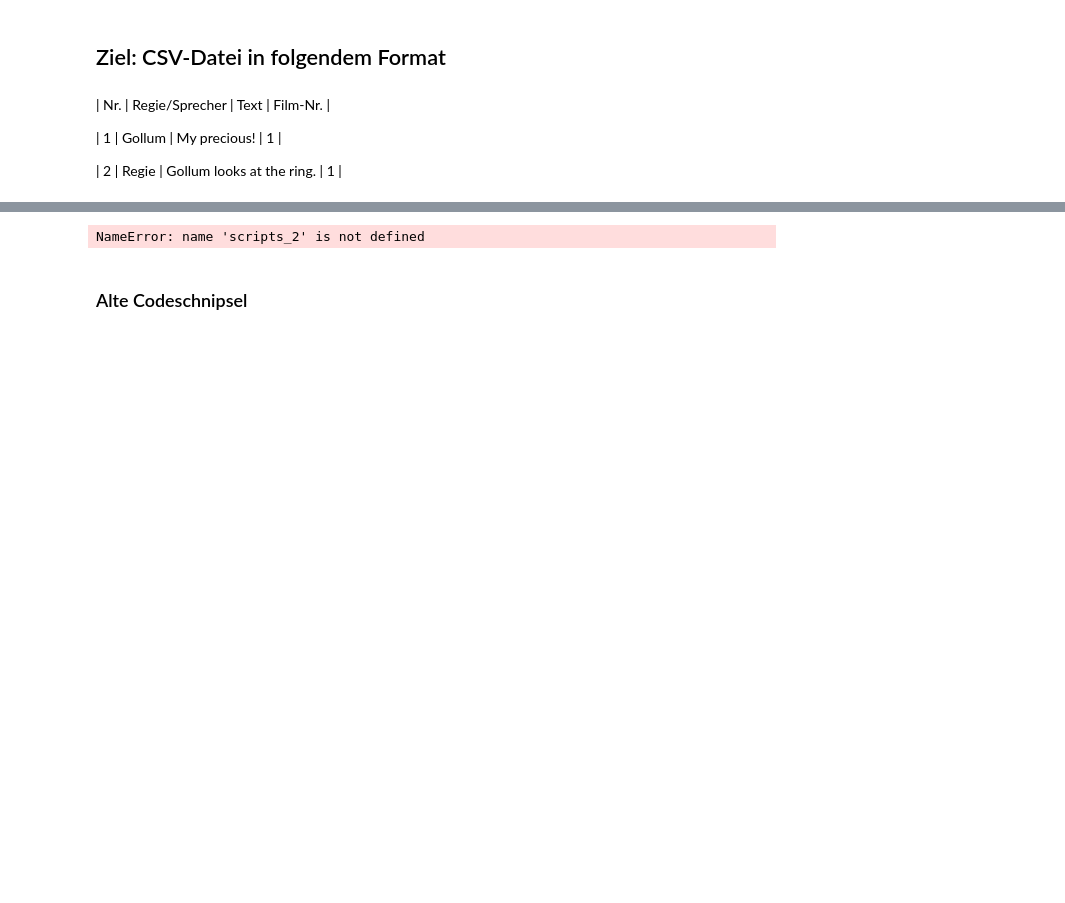
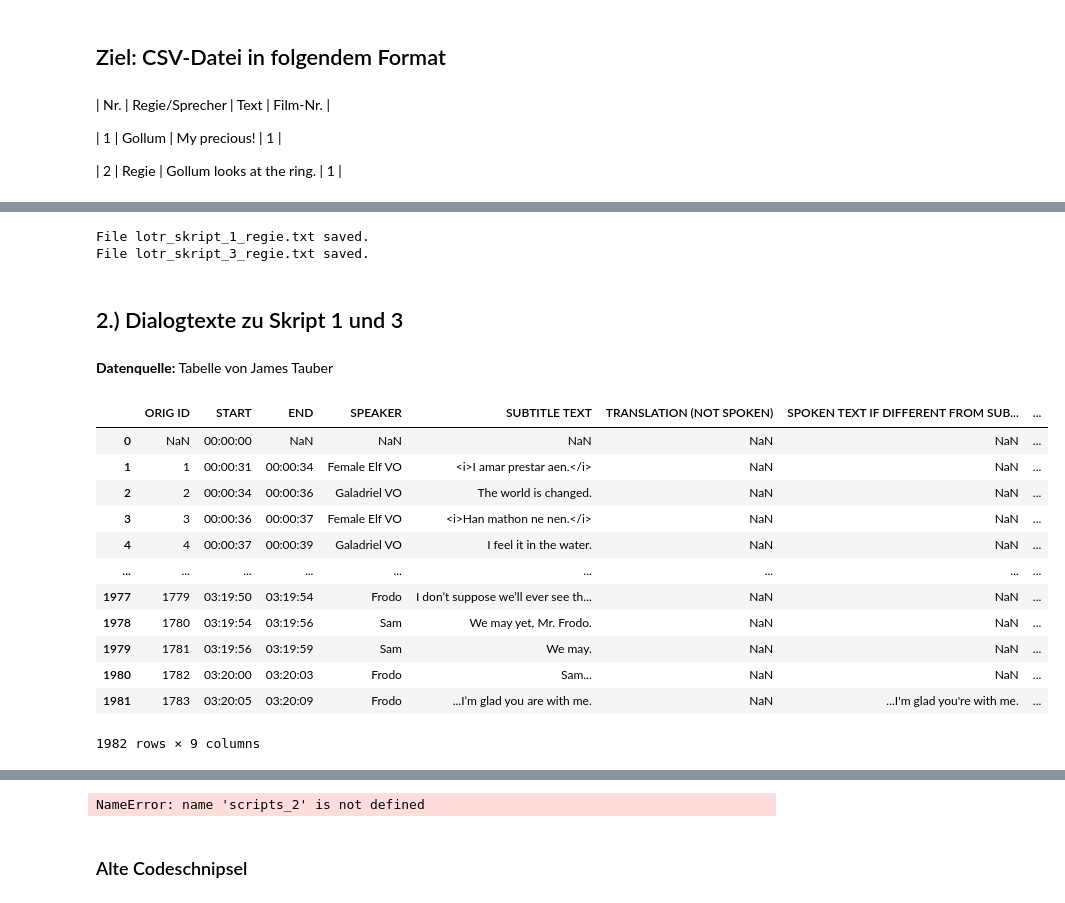
Before and after one commit to Momo-ohneEnde/nlp-lotr, a Jupyter notebook: Test - Alternative Data2CSV.ipynb, the cells around one changed output, grey strips where cells are left out. Saved outputs shown, nothing was run; the diff lists cells and outputs as text; code cells hidden in the pictures; blank space fills up the shorter version.

Commit message:
extract regieanweisungen Skript 1 und 3

```diff
--- a/Test - Alternative Data2CSV.ipynb
+++ b/Test - Alternative Data2CSV.ipynb
@@ -270,0 +356,31 @@ get_scripts()
+# %%
+# Regieanweisungen zu Skript 1 als Text
+get_regie_text(regie_1, 1)
+
+# Regieanweisungen zu Skript 3 als Text
+get_regie_text(regie_3, 3)
+# %% [output]
+File lotr_skript_1_regie.txt saved.
+File lotr_skript_3_regie.txt saved.
+# %% [markdown]
+## 2.) Dialogtexte zu Skript 1 und 3
+# %% [markdown]
+**Datenquelle:** Tabelle von James Tauber
+# %%
+# load data
+dialog_1 = pd.read_csv("C:/Users/Marina/Documents/Studium/Master Mainz/MA Digitale Methodik/Ü NLP/Daten von James Tauber/LOTR Subtitles - Fellowship of the Ring.tsv", sep="\t")
+dialog_1
+# %% [output]
+|  | ORIG ID | START | END | SPEAKER | SUBTITLE TEXT | TRANSLATION (NOT SPOKEN) | SPOKEN TEXT IF DIFFERENT FROM SUB... | ... |
+| 0 | NaN | 00:00:00 | NaN | NaN | NaN | NaN | NaN | ... |
+| 1 | 1 | 00:00:31 | 00:00:34 | Female Elf VO | <i>I amar prestar aen.</i> | NaN | NaN | ... |
+| 2 | 2 | 00:00:34 | 00:00:36 | Galadriel VO | The world is changed. | NaN | NaN | ... |
+| 3 | 3 | 00:00:36 | 00:00:37 | Female Elf VO | <i>Han mathon ne nen.</i> | NaN | NaN | ... |
+| 4 | 4 | 00:00:37 | 00:00:39 | Galadriel VO | I feel it in the water. | NaN | NaN | ... |
+| ... | ... | ... | ... | ... | ... | ... | ... | ... |
+| 1977 | 1779 | 03:19:50 | 03:19:54 | Frodo | I don’t suppose we’ll ever see th... | NaN | NaN | ... |
+| 1978 | 1780 | 03:19:54 | 03:19:56 | Sam | We may yet, Mr. Frodo. | NaN | NaN | ... |
+| 1979 | 1781 | 03:19:56 | 03:19:59 | Sam | We may. | NaN | NaN | ... |
+| 1980 | 1782 | 03:20:00 | 03:20:03 | Frodo | Sam... | NaN | NaN | ... |
+| 1981 | 1783 | 03:20:05 | 03:20:09 | Frodo | ...I’m glad you are with me. | NaN | ...I'm glad you're with me. | ... |
+1982 rows × 9 columns
```
Also changed, not shown: parts of 10 cells of this notebook.
